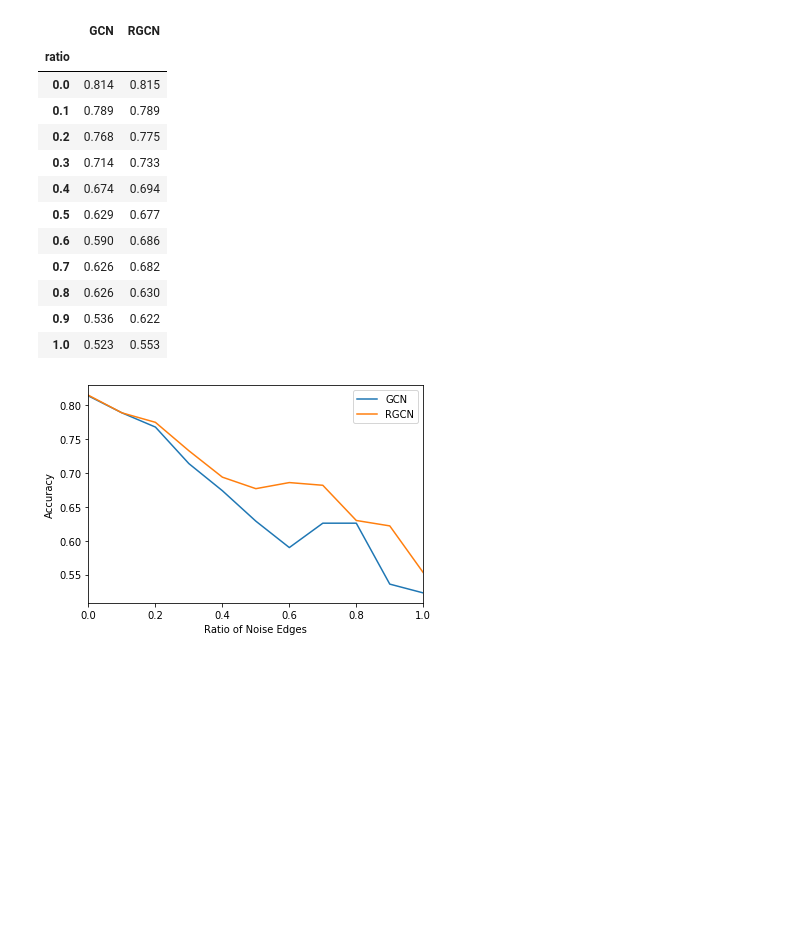
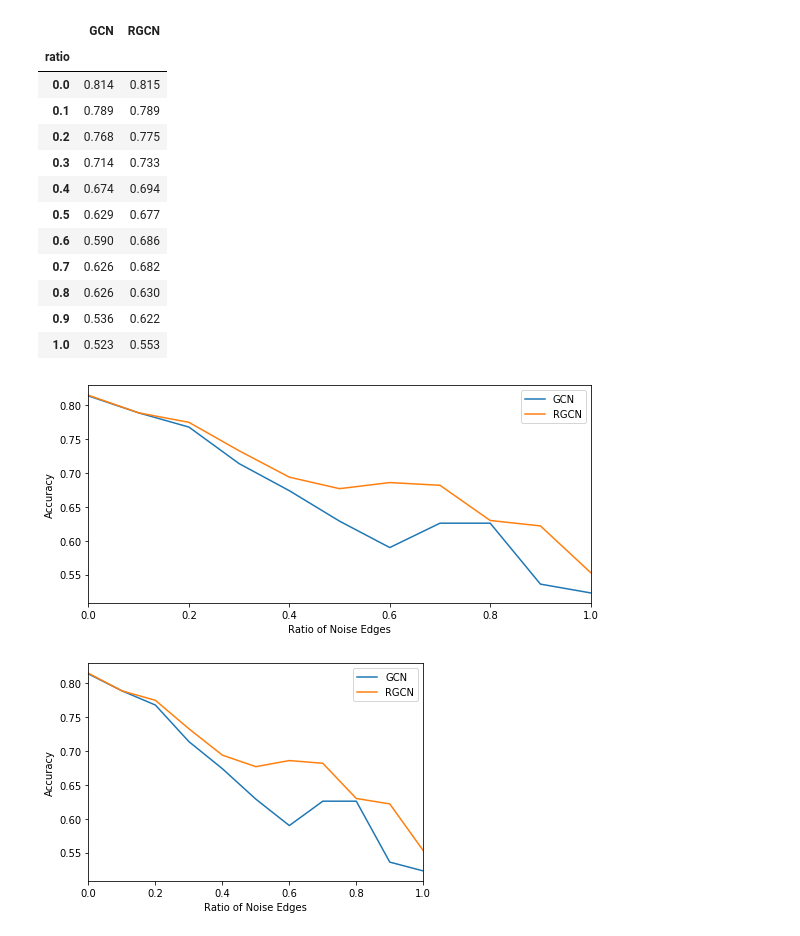
Before and after one commit to Kautenja/robust-graph-convolutional-networks-against-adversarial-attacks-implementation, a Jupyter notebook: plot.ipynb, the cells around one changed output. Drawn from its saved outputs; the diff is of its cells as text; code cells hidden in the pictures; blank space fills up the shorter version.

Commit message:
fix image size

```diff
--- a/plot.ipynb
+++ b/plot.ipynb
@@ -33,6 +33,13 @@ df
 | 0.8 | 0.626 | 0.630 |
 | 0.9 | 0.536 | 0.622 |
 | 1.0 | 0.523 | 0.553 |
+# %%
+ax = df.plot(figsize=(9, 4))
+ax.set_ylabel('Accuracy')
+ax.set_xlabel('Ratio of Noise Edges')
+plt.savefig('plot.png')
+# %% [output]
+[figure, added]
 # %%
 ax = df.plot()
 ax.set_ylabel('Accuracy')
```
Also changed, not shown: parts of 1 cell of this notebook, 2 other files.
